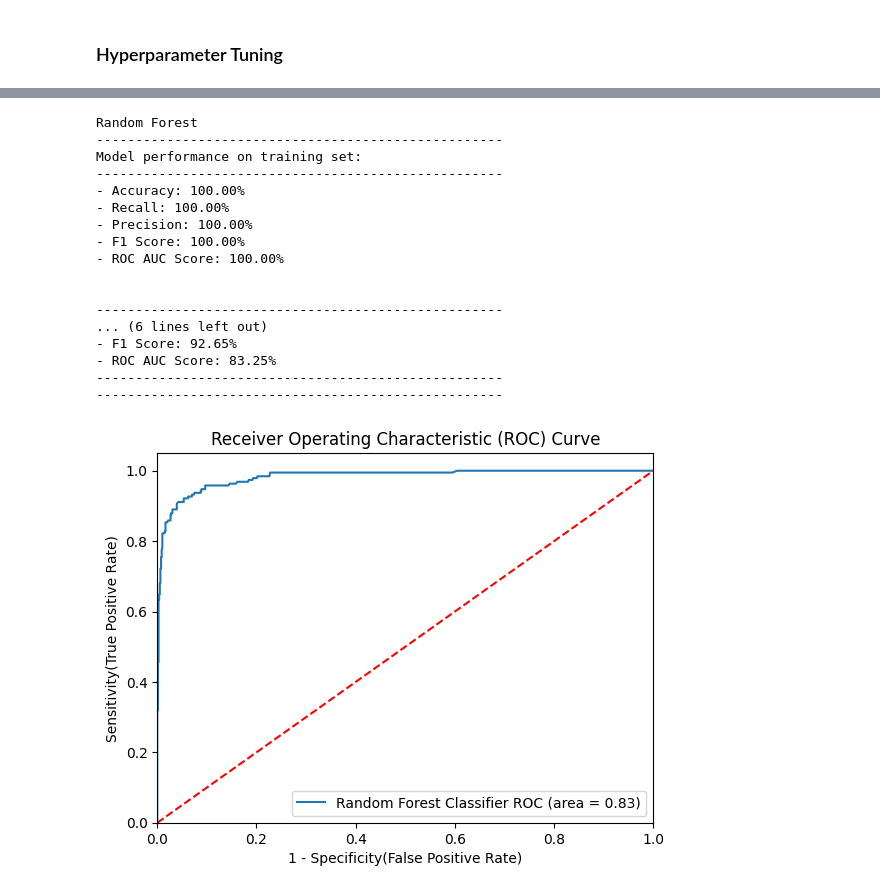
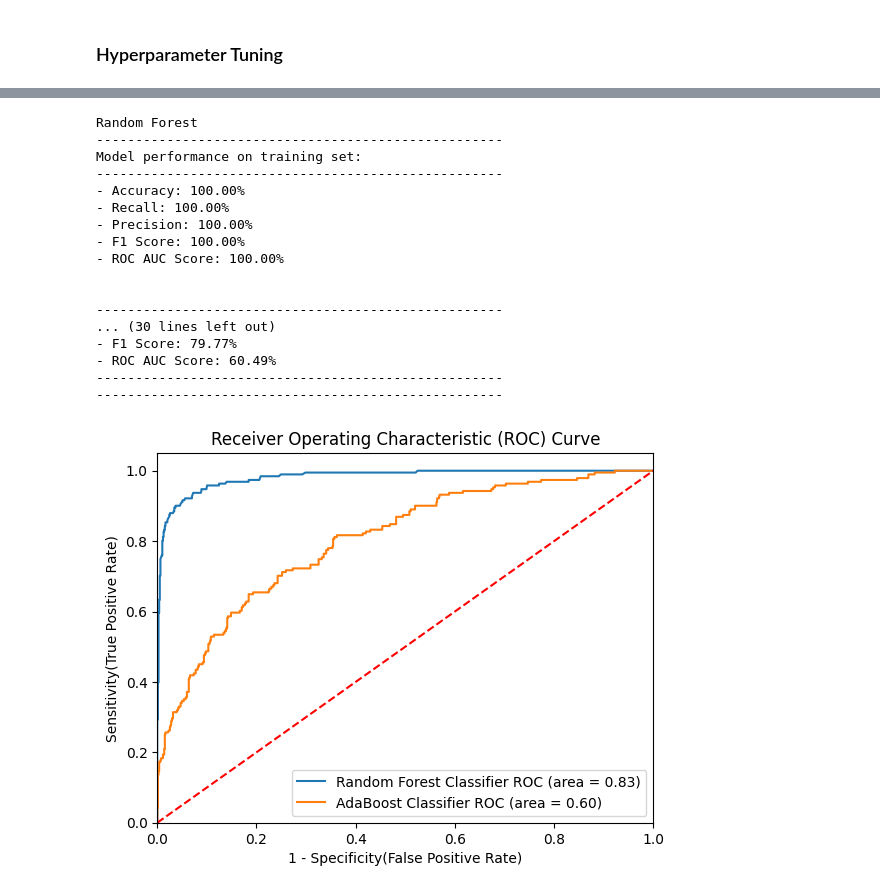
Before and after one commit to mukulvyas/wellness-tourism-predictive-model, a Jupyter notebook: Wellness_Tourism_Model.ipynb, the cells around one changed output, grey strips where cells are left out. Cells and saved outputs as stored; diff of their text form; code cells hidden in the pictures.

Commit message:
adding adaboost algorithm

```diff
--- a/Wellness_Tourism_Model.ipynb
+++ b/Wellness_Tourism_Model.ipynb
@@ -329,6 +330,8 @@ models = {
     "Random Forest" :  RandomForestClassifier(),
     "Decision Tree" : DecisionTreeClassifier(),
     "Logistic Regression" : LogisticRegression(),
+    "AdaBoost": AdaBoostClassifier(),
+
 }
 
 for i in range(len(list(models))):
@@ -406,10 +409,17 @@ rf_param = {
     'max_features': [5,7,"auto",8],
     "min_samples_split": [2, 8, 10,15,20,],
 }
+
+adaboost_param = { # base estimator = decision tree bydefault
+    'n_estimators': [50,60,70,80,90],
+    'algorithm': ['SAMME', 'SAMME.R'],
+
+}
 # %%
 ## Models List for Hyperparameter Tuning
 randomcv_models = [
     ("RF", RandomForestClassifier(), rf_param),
+    ("AdaBoost", AdaBoostClassifier(), adaboost_param),
 ]
 # %%
 from sklearn.model_selection import RandomizedSearchCV
@@ -443,6 +461,7 @@ Best score for RF: 0.91739175129911
 # %%
 models = {
-    "Random Forest" : RandomForestClassifier(n_estimators=1000, max_depth=None, max_features=7, min_samples_split=2)
+    "Random Forest" : RandomForestClassifier(n_estimators=1000, max_depth=None, max_features=7, min_samples_split=2),
+    "AdaBoost": AdaBoostClassifier(n_estimators=80, algorithm='SAMME'),
 }
 
 for i in range(len(list(models))):
@@ -506,9 +525,9 @@ Model performance on training set:
 
 
 ----------------------------------------------------
-... (6 lines left out)
-- F1 Score: 92.65%
-- ROC AUC Score: 83.25%
+... (30 lines left out)
+- F1 Score: 79.77%
+- ROC AUC Score: 60.49%
 ----------------------------------------------------
 ----------------------------------------------------
 # %%
@@ -518,31 +537,37 @@ from sklearn.metrics import roc_curve, roc_auc_score
 plt.figure()
 
 ## Adding the models to the list that we want to plot the ROC AUC curve for
 auc_models = [
     {
         'label':'Random Forest Classifier',
         'model': RandomForestClassifier(n_estimators=1000, max_depth=None, max_features=7, min_samples_split=2),
         'auc': 0.8325
     },
+
+    {
+        'label':'AdaBoost Classifier',
+        'model': AdaBoostClassifier(n_estimators=80, algorithm='SAMME'),
+        'auc': .6049
+    }
 
 ]
 
 # Creating loop to plot the ROC AUC curve for each model
 for algo in auc_models:
     model = algo['model']   ## selecting the model
     model.fit(X_train, y_train)     ## fitting the model
     ## Computing FPR and TPR and threshold
     fpr, tpr, thresholds = roc_curve(y_test, model.predict_proba(X_test)[:,1])
     ## Calculating AUC
     plt.plot(fpr,tpr,label = '%s ROC (area = %0.2f)' % (algo['label'], algo['auc']))
 # Plotting the ROC AUC curve
 plt.plot([0, 1], [0, 1], 'r--')  # Diagonal line
 plt.xlim([0.0, 1.0])
 plt.ylim([0.0, 1.05])
 plt.xlabel('1 - Specificity(False Positive Rate)')
 plt.ylabel('Sensitivity(True Positive Rate)')
 plt.title('Receiver Operating Characteristic (ROC) Curve')
 plt.legend(loc='lower right')
 plt.show()
 # %% [output]
-[figure, old version]
+[figure, new version]
```
Also changed, not shown: parts of 3 cells of this notebook.
